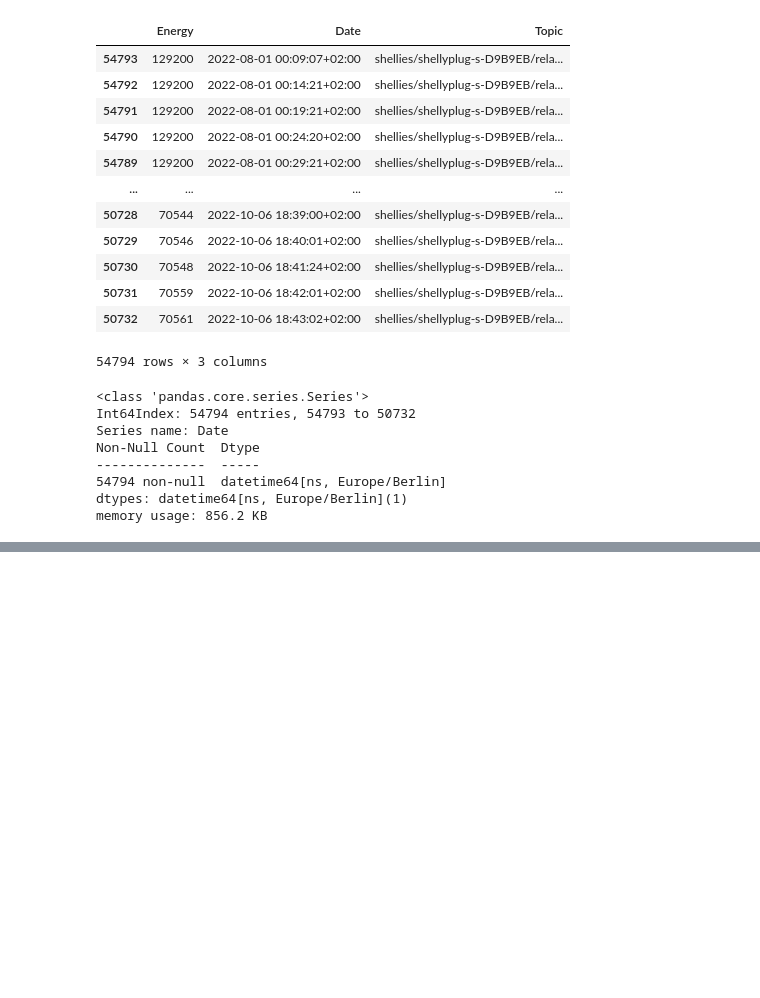
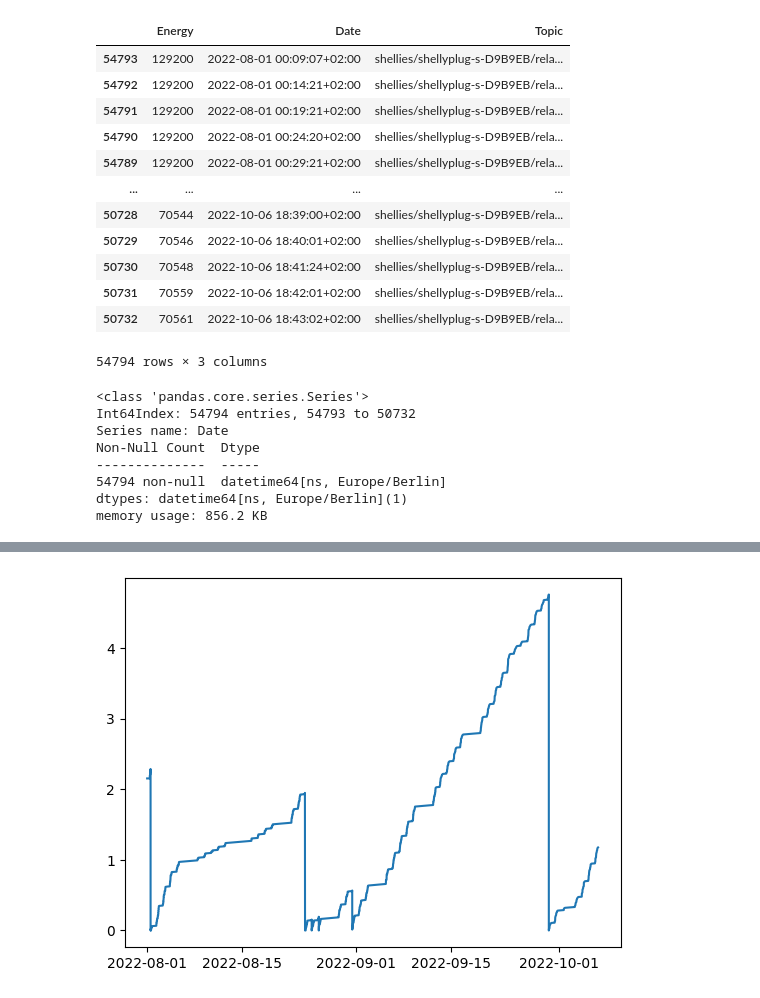
Before and after one commit to Marawan89/bigData_project, a Jupyter notebook: coffee_machine_heatmap.ipynb, the cells around one changed output, grey strips where cells are left out. Saved outputs shown, nothing was run; the diff lists cells and outputs as text; code cells hidden in the pictures; blank space fills up the shorter version.

```diff
--- a/coffee_machine_heatmap.ipynb
+++ b/coffee_machine_heatmap.ipynb
@@ -92,3 +104,11 @@ df['Energy'].plot()
+# %%
+y = np.array(df['Energy'])
+x = np.array(df['Date'])
+
+plt.plot(x, y)
+plt.show()
+# %% [output]
+[figure, added]
 # %%
 # creo la colonna consumo che equivale alla differenza dei valori dell'energia
 df['Consumo'] = df['Energy'].diff()
```
Also changed, not shown: parts of 6 cells of this notebook.
